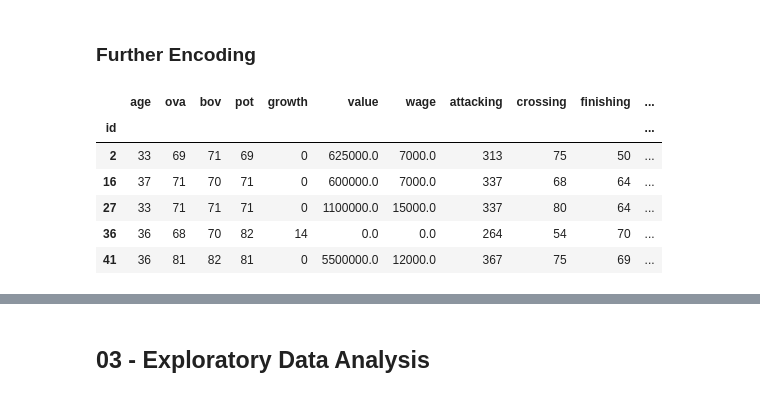
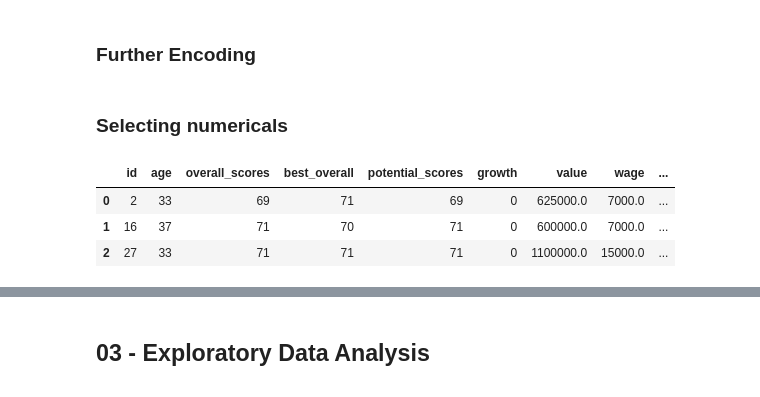
Before and after one commit to natnaelfe/data_mid_bootcamp_project_FIFA_MoneyBall, a Jupyter notebook: project-mbappé.ipynb, the cells around one changed output, grey strips where cells are left out. Cells and saved outputs as stored; diff of their text form; code cells hidden in the pictures.

```diff
--- a/project-mbappé.ipynb
+++ b/project-mbappé.ipynb
@@ -242,5 +254,5 @@ Name: w_kg, dtype: float64
 # %%
-# Apply lambda function to 'w/f' column
-data_copy['w/f_ecd'] = data_copy['w/f'].apply(lambda x: int(x[0]))
-data_copy['w/f_ecd'].sample(3)
+# Apply lambda function to 'weak_foot' column
+data_copy['weak_foot_ecd'] = data_copy['weak_foot'].apply(lambda x: int(x[0]))
+data_copy['weak_foot_ecd'].sample(3)
 # %% [output]
@@ -252,5 +263,5 @@ Name: w/f_ecd, dtype: int64
 # %%
-# Apply lambda function to 's/f' column
-data_copy['sm_ecd'] = data_copy['sm'].apply(lambda x: int(x[0]))
-data_copy['sm_ecd'].sample(3)
+# Apply lambda function to 'skilled_moves' column
+data_copy['skilled_moves_ecd'] = data_copy['skilled_moves'].apply(lambda x: int(x[0]))
+data_copy['skilled_moves_ecd'].sample(3)
 # %% [output]
@@ -262,5 +272,5 @@ Name: sm_ecd, dtype: int64
 # %%
-# Apply lambda function to 'w/f' column
-data_copy['ir_ecd'] = data_copy['ir'].apply(lambda x: int(x[0]))
-data_copy['ir_ecd'].sample(3)
+# Apply lambda function to 'international_reputation' column
+data_copy['international_reputation_ecd'] = data_copy['international_reputation'].apply(lambda x: int(x[0]))
+data_copy['international_reputation_ecd'].sample(3)
 # %% [output]
@@ -280,23 +285,22 @@ Name: ir_ecd, dtype: int64
 le = LabelEncoder()
 
 # Fit and transform the data frame column
-data_copy['a/w_ecd'] = le.fit_transform(data_copy['a/w'])
-data_copy['d/w_ecd'] = le.fit_transform(data_copy['d/w'])
+data_copy['attacking_work_rate_ecd'] = le.fit_transform(data_copy['attacking_work_rate'])
+data_copy['defensive_work_rate_ecd'] = le.fit_transform(data_copy['defensive_work_rate'])
 # %%
 # Modify cells with 'K' character, leave others unchanged, turn it to integer
 data_copy['hits'] = data_copy['hits'].apply(lambda x: float(x.replace('K','')) * 1000 if isinstance(x, str) and 'K' in x else x).astype(int)
+# %% [markdown]
+### Selecting numericals
 # %%
 # Create a new dataframe with only the numerical columns using select_dtypes
 X_N = data_copy.select_dtypes(np.number).apply(lambda x: round(x,2)).fillna(0) # we also deal with NaN values
-X_N.head()
+X_N.head(3)
 # %% [output]
-|  | age | ova | bov | pot | growth | value | wage | attacking | crossing | finishing | ... |
-| id |  |  |  |  |  |  |  |  |  |  | ... |
-| 2 | 33 | 69 | 71 | 69 | 0 | 625000.0 | 7000.0 | 313 | 75 | 50 | ... |
-| 16 | 37 | 71 | 70 | 71 | 0 | 600000.0 | 7000.0 | 337 | 68 | 64 | ... |
-| 27 | 33 | 71 | 71 | 71 | 0 | 1100000.0 | 15000.0 | 337 | 80 | 64 | ... |
-| 36 | 36 | 68 | 70 | 82 | 14 | 0.0 | 0.0 | 264 | 54 | 70 | ... |
-| 41 | 36 | 81 | 82 | 81 | 0 | 5500000.0 | 12000.0 | 367 | 75 | 69 | ... |
+|  | id | age | overall_scores | best_overall | potential_scores | growth | value | wage | ... |
+| 0 | 2 | 33 | 69 | 71 | 69 | 0 | 625000.0 | 7000.0 | ... |
+| 1 | 16 | 37 | 71 | 70 | 71 | 0 | 600000.0 | 7000.0 | ... |
+| 2 | 27 | 33 | 71 | 71 | 71 | 0 | 1100000.0 | 15000.0 | ... |
 # %%
 data_headers = list(X_N.columns.values) # to get and check all column names
 print("The Column Headers are :", data_headers)
```
Also changed, not shown: parts of 81 cells of this notebook.
